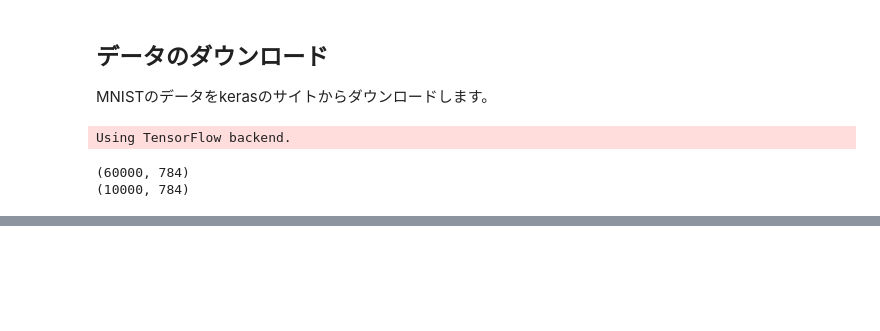
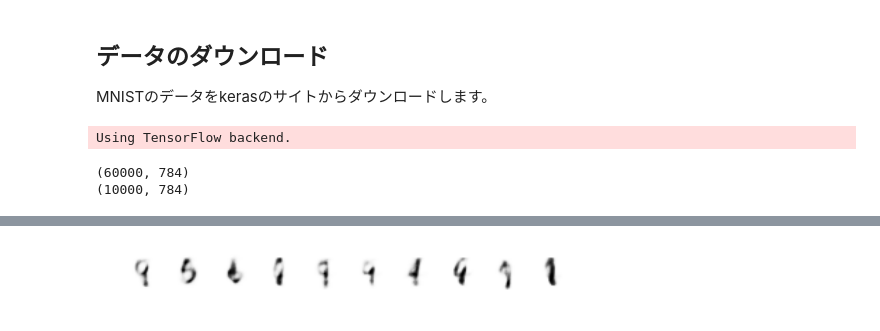
Before and after one commit to take-pwave/notebook, a Jupyter notebook: Interface/Interface201708/IFChapter6.ipynb, the cells around one changed output, grey strips where cells are left out. Saved outputs shown, nothing was run; the diff lists cells and outputs as text; code cells hidden in the pictures; blank space fills up the shorter version.

```diff
--- a/Interface/Interface201708/IFChapter6.ipynb
+++ b/Interface/Interface201708/IFChapter6.ipynb
@@ -276,0 +264,3 @@ plt.show()
+# %%
+categorical_dim = 10
+EPSILON = 1e-8
@@ -276,0 +290,11 @@ plt.show()
+# %%
+# end-to-end autoencoder
+cvae = Model(x, x_decoded_mean)
+
+# encoder, from inputs to latent space
+encoder = Model(x, z_mean)
+# generator, from latent space to reconstructed inputs
+decoder_input = Input(shape=(latent_dim+categorical_dim,))
+_h_decoded = decoder_h(decoder_input)
+_x_decoded_mean = decoder_mean(_h_decoded)
+generator = Model(decoder_input, _x_decoded_mean)
@@ -276,0 +376,32 @@ plt.show()
+# %%
+def get_one_hot_vector(idx, dim=10):
+    """
+    Returns a 1-hot vector of dimension dim with the 1 at index idx
+    Parameters
+    ----------
+    idx : int
+        Index where one hot vector is 1
+    dim : int
+        Dimension of one hot vector
+    """
+    one_hot = np.zeros(dim)
+    one_hot[idx] = 1.
+    return one_hot
+# %%
+std_dev=2.
+
+n = 1
+
+plt.figure(figsize=(8, 8))
+for j in range(10):
+    plt.subplot(1, 10, n); n += 1; plt.axis('off')
+    _z_sample = std_dev * np.random.rand(latent_dim)
+    _c_sample = get_one_hot_vector(j, categorical_dim)
+    latent_sample = np.hstack((_z_sample, _c_sample))
+    generated = generator.predict(np.array([latent_sample]))
+    digit = generated[0].reshape(28, 28)
+    plt.imshow(digit)
+
+plt.show()
+# %% [output]
+[figure, added]
```
Also changed, not shown: parts of 19 cells of this notebook.
